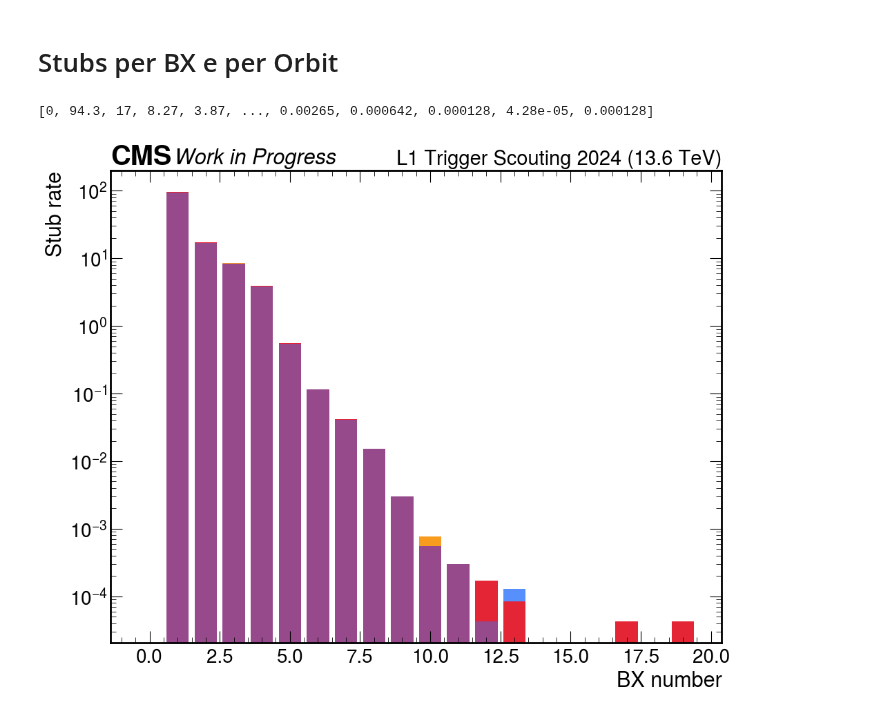
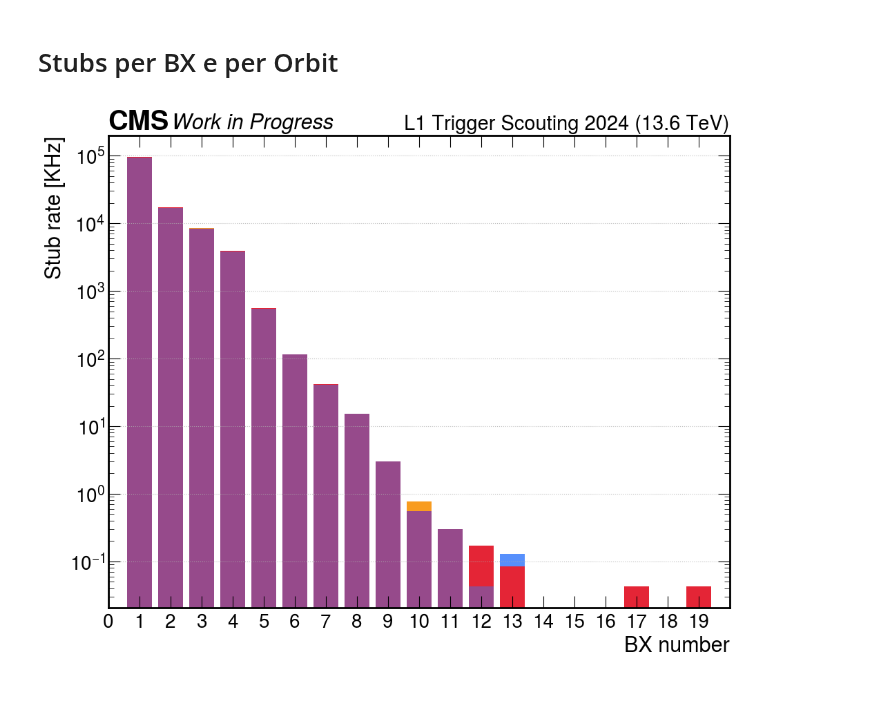
Before and after one commit to francescoreschio/Tesi-Triennale, a Jupyter notebook: Codice/Stubs.ipynb, the cells around one changed output. Cells and saved outputs as stored; diff of their text form; code cells hidden in the pictures.

Commit message:
Stubs per orbit

```diff
--- a/Codice/Stubs.ipynb
+++ b/Codice/Stubs.ipynb
@@ -235,40 +250,36 @@ plt.show()
 # %% [markdown]
 # Stubs per BX e per Orbit
 # %%
-#Caricamento di nStubs
-nStubsLS133 = stubs_awk_LS133.nStubs
-nStubsLS263 = stubs_awk_LS263.nStubs
-nStubsLS264 = stubs_awk_LS264.nStubs
-nStubsLS306 = stubs_awk_LS306.nStubs
-
 #Bincount di nStubs
-nStubsLS133_count = ConvertToKHz(np.bincount(nStubsLS133))
-nStubsLS263_count = ConvertToKHz(np.bincount(nStubsLS263))
-nStubsLS264_count = ConvertToKHz(np.bincount(nStubsLS264))
-nStubsLS306_count = ConvertToKHz(np.bincount(nStubsLS306))
+nStubsLS133_count = ConvertToHz(np.bincount(nStubsLS133))
+nStubsLS263_count = ConvertToHz(np.bincount(nStubsLS263))
+nStubsLS264_count = ConvertToHz(np.bincount(nStubsLS264))
+nStubsLS306_count = ConvertToHz(np.bincount(nStubsLS306))
 
 nStubs_Array = ak.Array([nStubsLS133_count, nStubsLS263_count, nStubsLS264_count, nStubsLS306_count])
-# %% [output]
-[0, 94.3, 17, 8.27, 3.87, ..., 0.00265, 0.000642, 0.000128, 4.28e-05, 0.000128]
 # %%
 #Singoli Stubs Molteplicity per BX
 
 fig, ax = plt.subplots(figsize=FIGSIZE, constrained_layout=True)
 
 set_label_font(ax, FONTSIZE)
 set_tick_font(ax, FONTSIZE - 2)
 draw_cms_label(ax, fontsize= FONTSIZE, label="Work in Progress", rlabel="L1 Trigger Scouting 2024 (13.6 TeV)")
 
 ax.bar(np.arange(len(nStubs_Array[0])), nStubs_Array[0])
 ax.bar(np.arange(len(nStubs_Array[1])), nStubs_Array[1])
 ax.bar(np.arange(len(nStubs_Array[2])), nStubs_Array[2])
 ax.bar(np.arange(len(nStubs_Array[3])), nStubs_Array[3])
 
+ax.set_xticks(ticks=np.arange(20), labels=np.arange(0, 20, 1))
+ax.tick_params(axis='x', which='minor', length=0)
 ax.set_xlabel('BX number')
-ax.set_ylabel('Stub rate')
+ax.set_ylabel('Stub rate [KHz]')
+ax.set_xlim(0, 20)
+ax.grid(visible=True, axis='y')
 ax.set_yscale('log')
 # %% [output]
-[figure, old version]
+[figure, new version]
 # %%
 #Somma vettoriale di tutti i counts
 MaxStubs = max(len(nStubs_Array[0]), len(nStubs_Array[1]), len(nStubs_Array[2]), len(nStubs_Array[3]))
```
Also changed, not shown: parts of 8 cells of this notebook, 2 other files.
